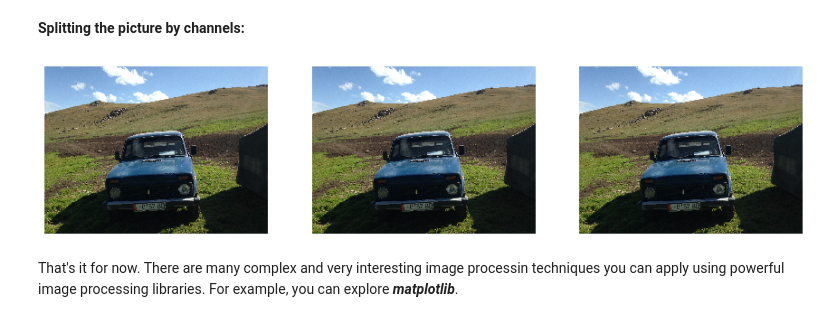
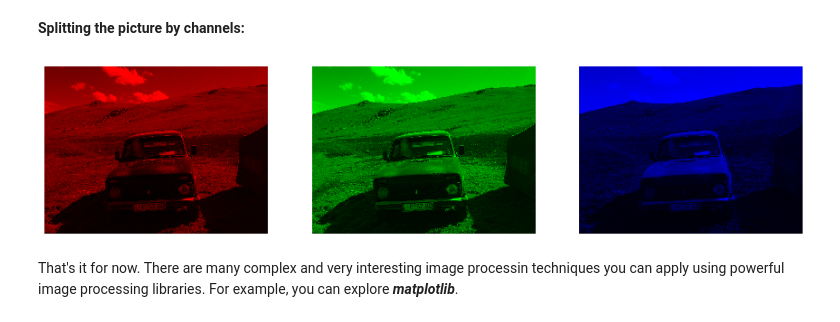
Before and after one commit to aabdygaziev/computer_vision101, a Jupyter notebook: image_preprocessing.ipynb, the cells around one changed output. Drawn from its saved outputs; the diff is of its cells as text; code cells hidden in the pictures.

```diff
--- a/image_preprocessing.ipynb
+++ b/image_preprocessing.ipynb
@@ -129,15 +129,15 @@ plt.show()
 # %%
 image = plt.imread('jailoo.jpeg')
 
 fig, axs = plt.subplots(nrows=1, ncols=3, figsize=(15,5))
 
 for c, ax in zip(range(3), axs):
     img_ = np.zeros(image.shape, dtype="uint8")
     img_[:,:,c] = image[:,:,c]
-    ax.imshow(image)
+    ax.imshow(img_)
     ax.set_axis_off()
 # %% [output]
-[figure, old version]
+[figure, new version]
 # %% [markdown]
 That's it for now. There are many complex and very interesting image processin techniques you can apply using powerful image processing libraries. For example, you can explore ***matplotlib***.
 # %% [markdown]
```
Also changed, not shown: 8 other files.
